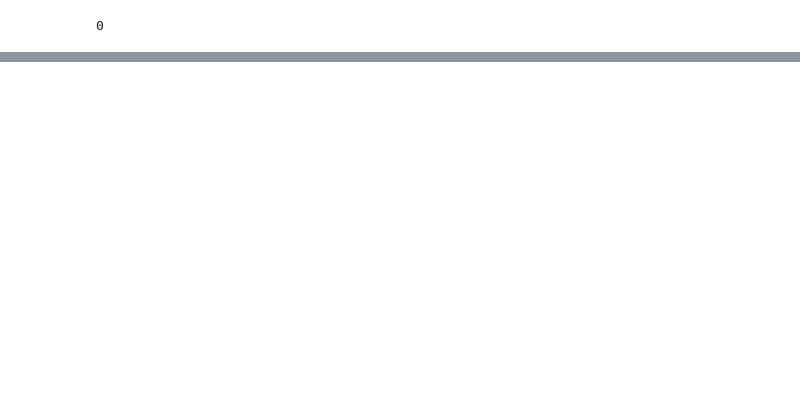
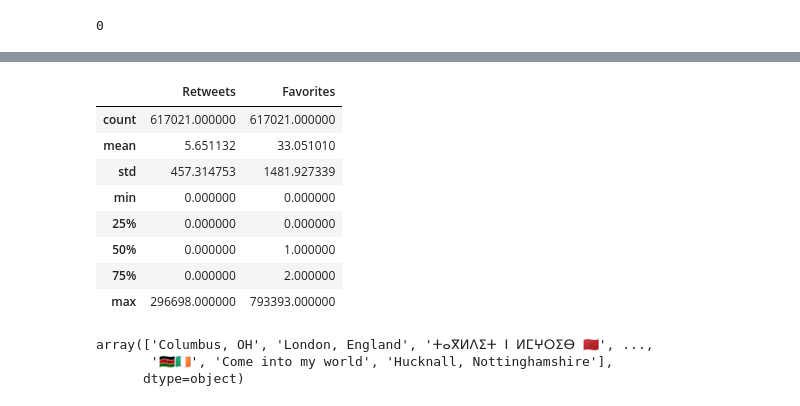
Before and after one commit to Gunjuzone/FIFA_World_Cup_2022_Sentiment_Analysis, a Jupyter notebook: 2022_Fifa_World_Cup_Sentiment_Analysis.ipynb, the cells around one changed output, grey strips where cells are left out. Saved outputs shown, nothing was run; the diff lists cells and outputs as text; code cells hidden in the pictures; blank space fills up the shorter version.

```diff
--- a/2022_Fifa_World_Cup_Sentiment_Analysis.ipynb
+++ b/2022_Fifa_World_Cup_Sentiment_Analysis.ipynb
@@ -200,0 +299,18 @@ memory usage: 33.0+ MB
+# %%
+df1.describe()
+# %% [output]
+|  | Retweets | Favorites |
+| count | 617021.000000 | 617021.000000 |
+| mean | 5.651132 | 33.051010 |
+| std | 457.314753 | 1481.927339 |
+| min | 0.000000 | 0.000000 |
+| 25% | 0.000000 | 0.000000 |
+| 50% | 0.000000 | 1.000000 |
+| 75% | 0.000000 | 2.000000 |
+| max | 296698.000000 | 793393.000000 |
+# %%
+df1.Locations.unique()
+# %% [output]
+array(['Columbus, OH', 'London, England', 'ⵜⴰⴳⵍⴷⵉⵜ ⵏ ⵍⵎⵖⵔⵉⴱ 🇲🇦', ...,
+       '🇰🇪🇮🇪', 'Come into my world', 'Hucknall, Nottinghamshire'],
+      dtype=object)
```
Also changed, not shown: parts of 37 cells of this notebook.
